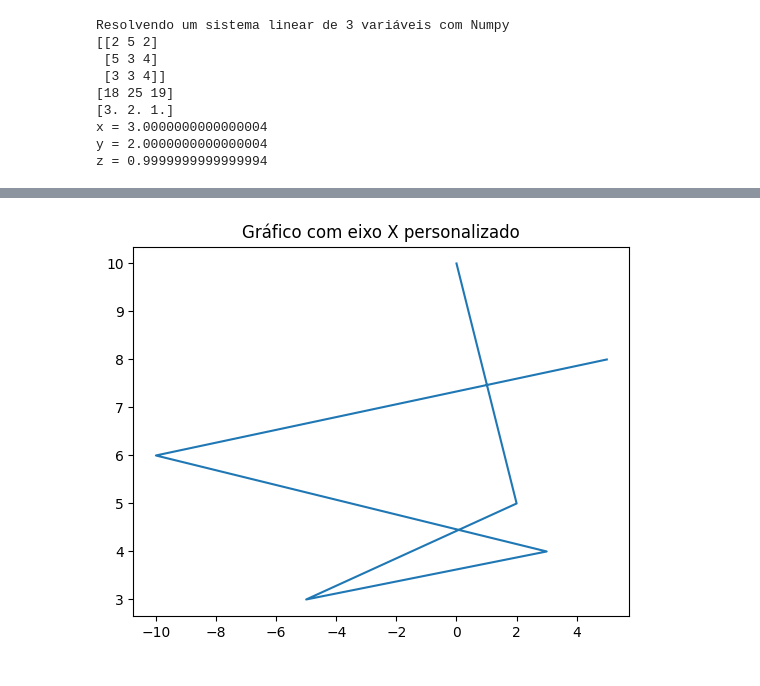
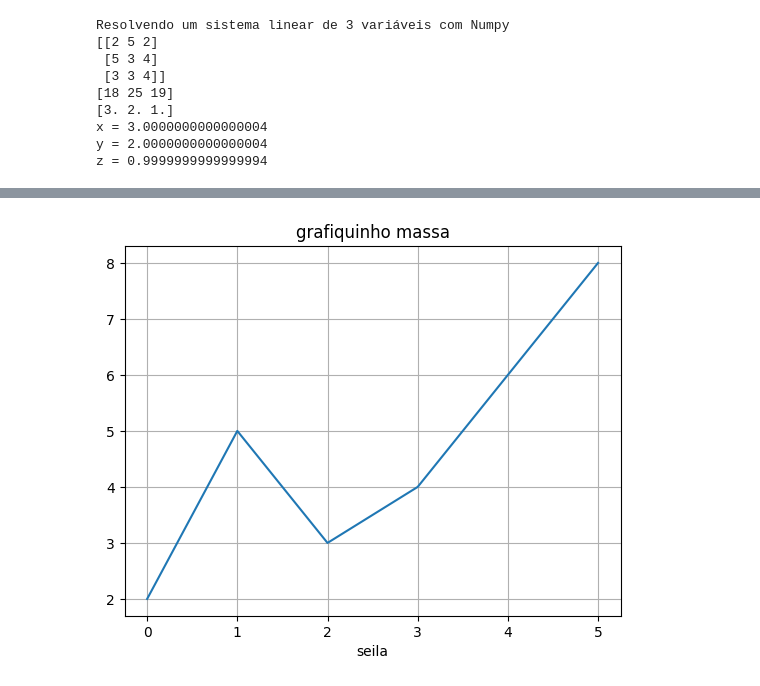
Before and after one commit to KevinShiroma/codigos_aula, a Jupyter notebook: big_data/aula05.ipynb, the cells around one changed output, grey strips where cells are left out. Drawn from its saved outputs; the diff is of its cells as text; code cells hidden in the pictures.

```diff
--- a/big_data/aula05.ipynb
+++ b/big_data/aula05.ipynb
@@ -126,11 +160,26 @@ plt.show()
-# %%
-# manipulando o eixo x
-# Valores explícitos para o eixo X e Y
-x_values = [0, 2, -5, 3, -10, 5]
-y_values = [10, 5, 3, 4, 6, 8]
-
-plt.plot(x_values, y_values)
-plt.title("Gráfico com eixo X personalizado")
-plt.show()
-# %% [output]
-[figure, removed]
+# %%
+# Importa a biblioteca matplotlib.pyplot para criação de gráficos
+import matplotlib.pyplot as plt
+
+# Cria um gráfico de linha com os dados fornecidos
+# O método plt.plot() cria um gráfico de linha com os valores da lista fornecida
+# Cada ponto da lista será conectado por uma linha
+plt.plot([2, 5, 3, 4, 6, 8])
+
+# Define o título do gráfico
+# O título é exibido na parte superior do gráfico
+plt.title("grafiquinho massa")
+
+# Adiciona uma grade ao fundo do gráfico
+# A grade ajuda a visualizar melhor os pontos de dados e suas relações
+plt.grid(True)
+
+# Define o rótulo do eixo X
+# O rótulo é exibido abaixo do eixo X, indicando o que o eixo representa
+plt.xlabel("seila")
+
+# Exibe o gráfico gerado
+# Este comando renderiza o gráfico e o exibe na tela
+plt.show()
+# %% [output]
+[figure, added]
```
Also changed, not shown: parts of 12 cells of this notebook, 1 other file.
